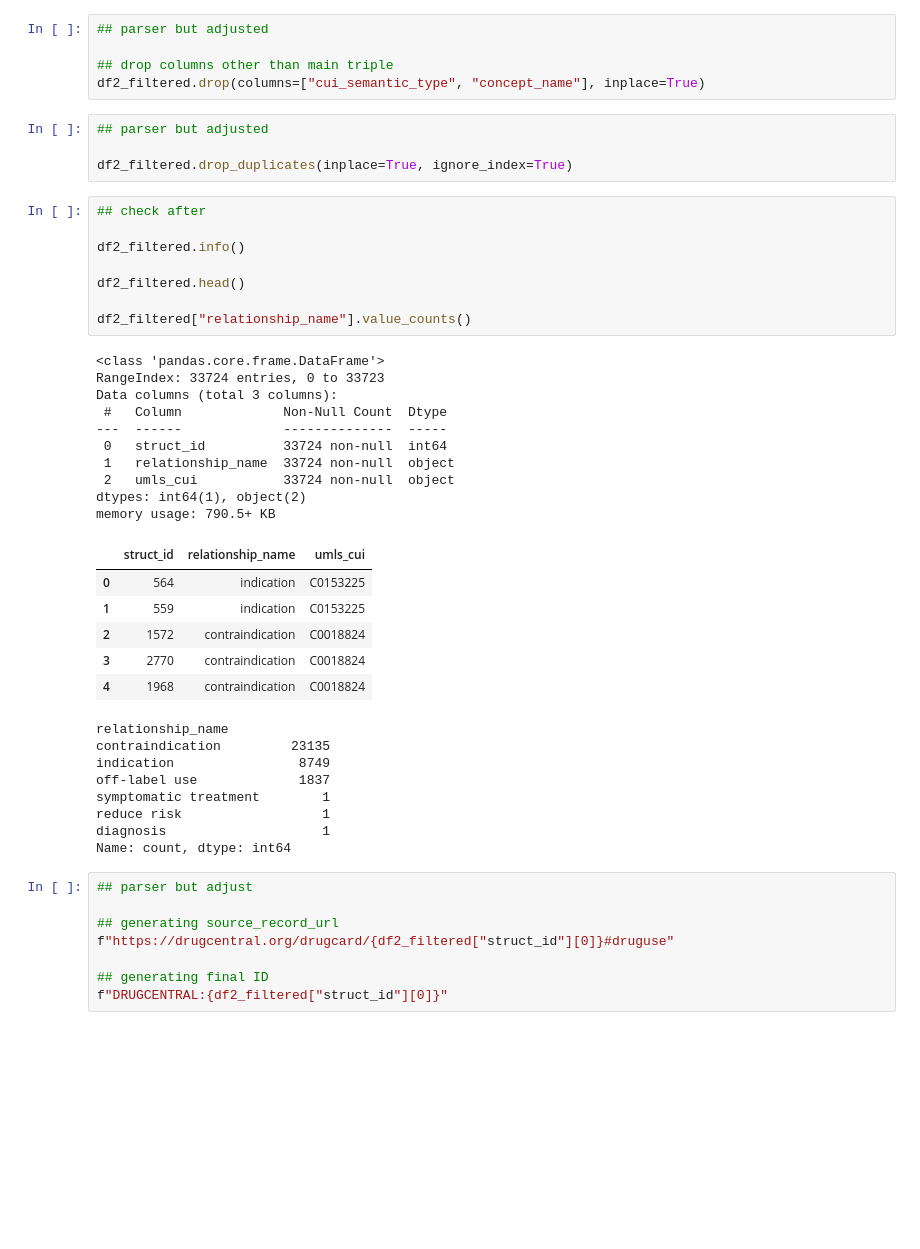
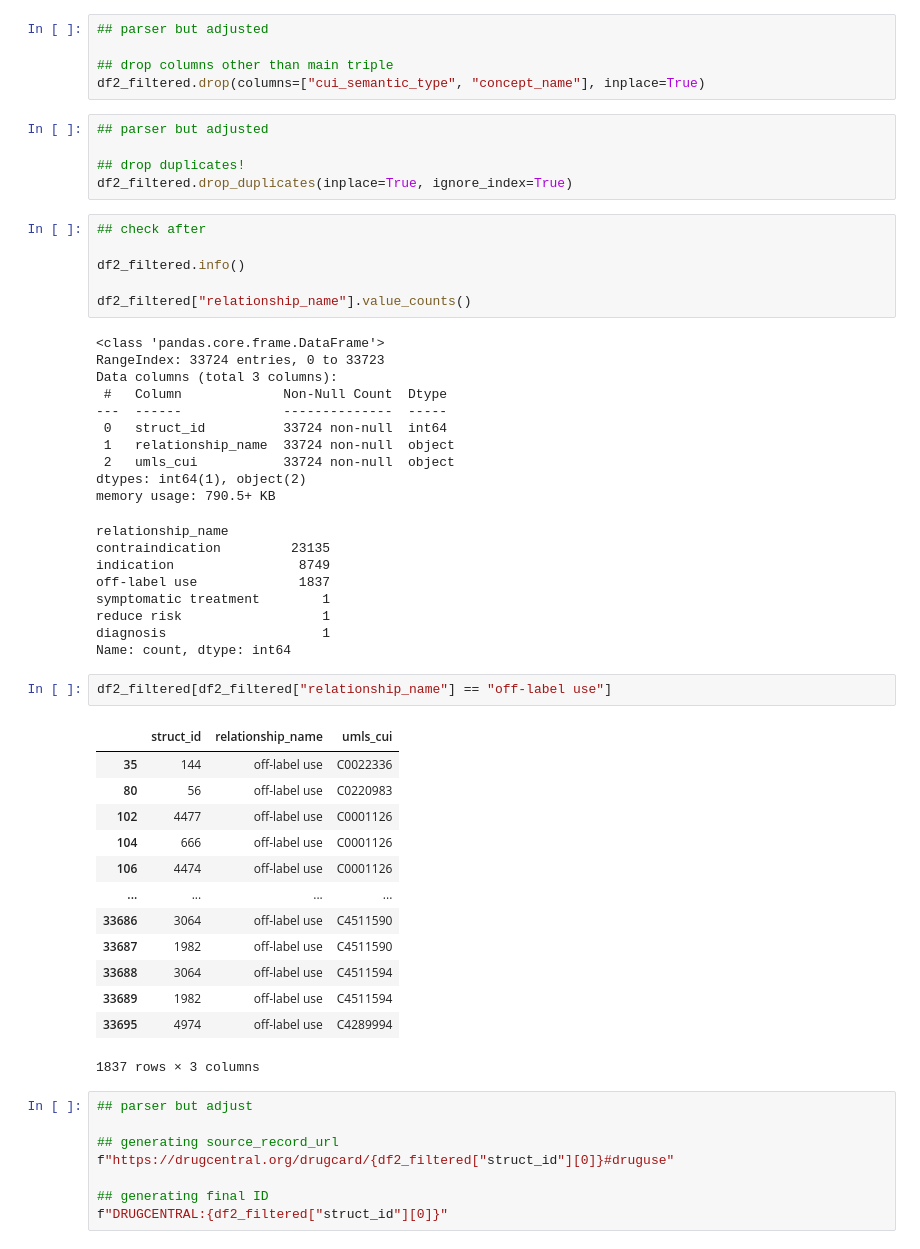
Before and after one commit to NCATSTranslator/translator-ingests, a Jupyter notebook: src/translator_ingest/ingests/drugcentral/eda_and_parser_dev.ipynb, the cells around one changed output. Saved outputs shown, nothing was run; the diff lists cells and outputs as text; blank space fills up the shorter version.

```diff
--- a/src/translator_ingest/ingests/drugcentral/eda_and_parser_dev.ipynb
+++ b/src/translator_ingest/ingests/drugcentral/eda_and_parser_dev.ipynb
@@ -1458,14 +1458,13 @@ df2_filtered.drop(columns=["cui_semantic_type", "concept_name"], inplace=True)
 # %%
 ## parser but adjusted
 
+## drop duplicates!
 df2_filtered.drop_duplicates(inplace=True, ignore_index=True)
 # %%
 ## check after
 
 df2_filtered.info()
 
-df2_filtered.head()
-
 df2_filtered["relationship_name"].value_counts()
 # %% [output]
 <class 'pandas.core.frame.DataFrame'>
@@ -1478,12 +1477,6 @@ Data columns (total 3 columns):
  2   umls_cui           33724 non-null  object
 dtypes: int64(1), object(2)
 memory usage: 790.5+ KB
-|  | struct_id | relationship_name | umls_cui |
-| 0 | 564 | indication | C0153225 |
-| 1 | 559 | indication | C0153225 |
-| 2 | 1572 | contraindication | C0018824 |
-| 3 | 2770 | contraindication | C0018824 |
-| 4 | 1968 | contraindication | C0018824 |
 relationship_name
 contraindication         23135
 indication                8749
@@ -1492,6 +1485,22 @@ symptomatic treatment        1
 reduce risk                  1
 diagnosis                    1
 Name: count, dtype: int64
+# %%
+df2_filtered[df2_filtered["relationship_name"] == "off-label use"]
+# %% [output]
+|  | struct_id | relationship_name | umls_cui |
+| 35 | 144 | off-label use | C0022336 |
+| 80 | 56 | off-label use | C0220983 |
+| 102 | 4477 | off-label use | C0001126 |
+| 104 | 666 | off-label use | C0001126 |
+| 106 | 4474 | off-label use | C0001126 |
+| ... | ... | ... | ... |
+| 33686 | 3064 | off-label use | C4511590 |
+| 33687 | 1982 | off-label use | C4511590 |
+| 33688 | 3064 | off-label use | C4511594 |
+| 33689 | 1982 | off-label use | C4511594 |
+| 33695 | 4974 | off-label use | C4289994 |
+1837 rows × 3 columns
 # %%
 ## parser but adjust
 
```
Also changed, not shown: parts of 1 cell of this notebook.
